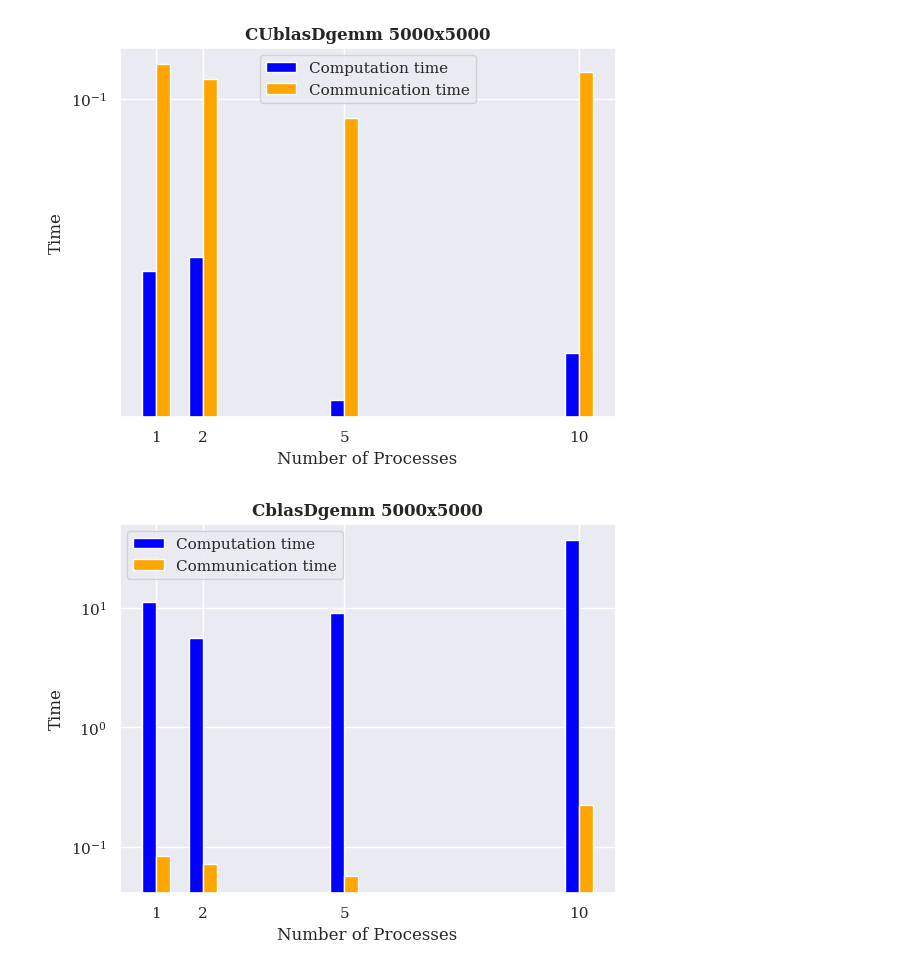
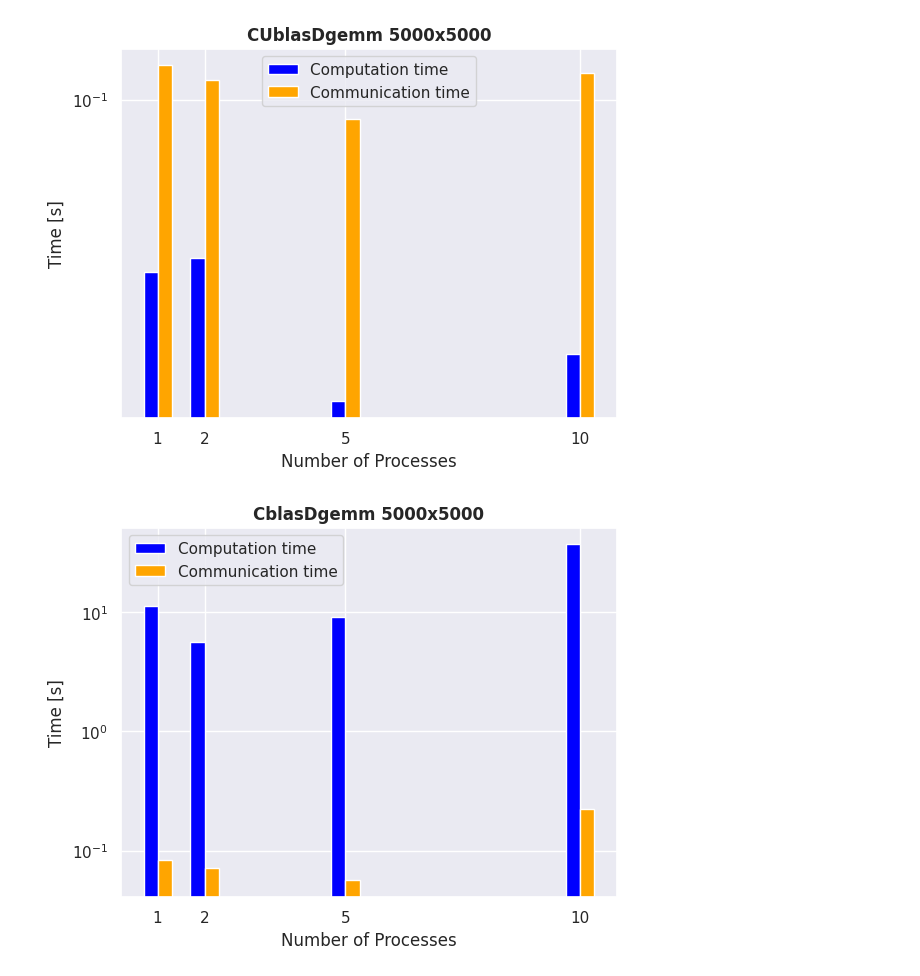
Before and after one commit to ICGonnella/Parallel-Programming, a Jupyter notebook: matrix_multiplication/plots/bar_plot.ipynb, the cells around one changed output. Saved outputs shown, nothing was run; the diff lists cells and outputs as text; code cells hidden in the pictures.

```diff
--- a/matrix_multiplication/plots/bar_plot.ipynb
+++ b/matrix_multiplication/plots/bar_plot.ipynb
@@ -13,10 +13,10 @@ font_path = fm.findfont(fm.FontProperties(family=font_family))
 # %%
 sns.set_theme()
 # %%
-time_comm_CBLAS = pd.read_csv('time_comm_CBLAS.dat', delimiter='\t',names=["rank", "size","dim","time"])
-time_comm_GPU = pd.read_csv('time_comm_GPU.dat', delimiter='\t',names=["rank", "size","dim","time"])
-time_comp_CBLAS = pd.read_csv('time_comp_CBLAS.dat', delimiter='\t',names=["rank", "size","dim","time"])
-time_comp_GPU = pd.read_csv('time_comp_GPU.dat', delimiter='\t',names=["rank", "size","dim","time"])
+time_comm_CBLAS = pd.read_csv('../data/time_comm_CBLAS.dat', delimiter='\t',names=["rank", "size","dim","time"])
+time_comm_GPU = pd.read_csv('../data/time_comm_GPU.dat', delimiter='\t',names=["rank", "size","dim","time"])
+time_comp_CBLAS = pd.read_csv('../data/time_comp_CBLAS.dat', delimiter='\t',names=["rank", "size","dim","time"])
+time_comp_GPU = pd.read_csv('../data/time_comp_GPU.dat', delimiter='\t',names=["rank", "size","dim","time"])
 # %%
 time_comm_CBLAS_mean={5000:{1:None,2:None,5:None,8:None,10:None},
                       10000:{1:None,2:None,5:None,8:None,10:None},
@@ -59,23 +59,21 @@ def plot_bars(ax, data_dict, dim, label="Communication Time", n_bars=1, pos=1, c
             [data_dict[dim][i] for i in [1,2,5,10]],
             color=color, label=label,width=width)
     return ax
-# %%
-plt.rcParams['font.family'] = fm.FontProperties(fname=font_path).get_name()
 # %%
 dim=5000
 # %%
 ax1 = plt.subplot()
 plot_bars(ax1,time_comp_GPU_mean,dim, label="Computation time", color="blue",pos=-1,n_bars=2)
 plot_bars(ax1,time_comm_GPU_mean,dim, label="Communication time", color="orange",pos=1, n_bars=2)
 plt.xticks([1,2,5,10])
 ax1.legend()
 plt.yscale('log')
 plt.title(f"CUblasDgemm {dim}x{dim}",fontweight='bold')
 plt.xlabel("Number of Processes",fontweight=500)
-ax1.set_ylabel("Time",fontweight=500)
+ax1.set_ylabel("Time [s]",fontweight=500)
 plt.savefig(f"CUblasDgemm_{dim}.png")
 # %% [output]
-[figure, old version]
+[figure, new version]
 # %%
 ax1 = plt.subplot()
 plot_bars(ax1,time_comp_CBLAS_mean,5000, label="Computation time", color="blue",pos=-1,n_bars=2)
@@ -85,7 +83,7 @@ ax1.legend()
 plt.yscale('log')
 plt.title(f"CblasDgemm {dim}x{dim}",fontweight='bold')
 plt.xlabel("Number of Processes",fontweight=500)
-ax1.set_ylabel("Time",fontweight=500)
+ax1.set_ylabel("Time [s]",fontweight=500)
 plt.savefig(f"CblasDgemm_{dim}.png")
 # %% [output]
-[figure, old version]
+[figure, new version]
```
Also changed, not shown: 13 other files.
